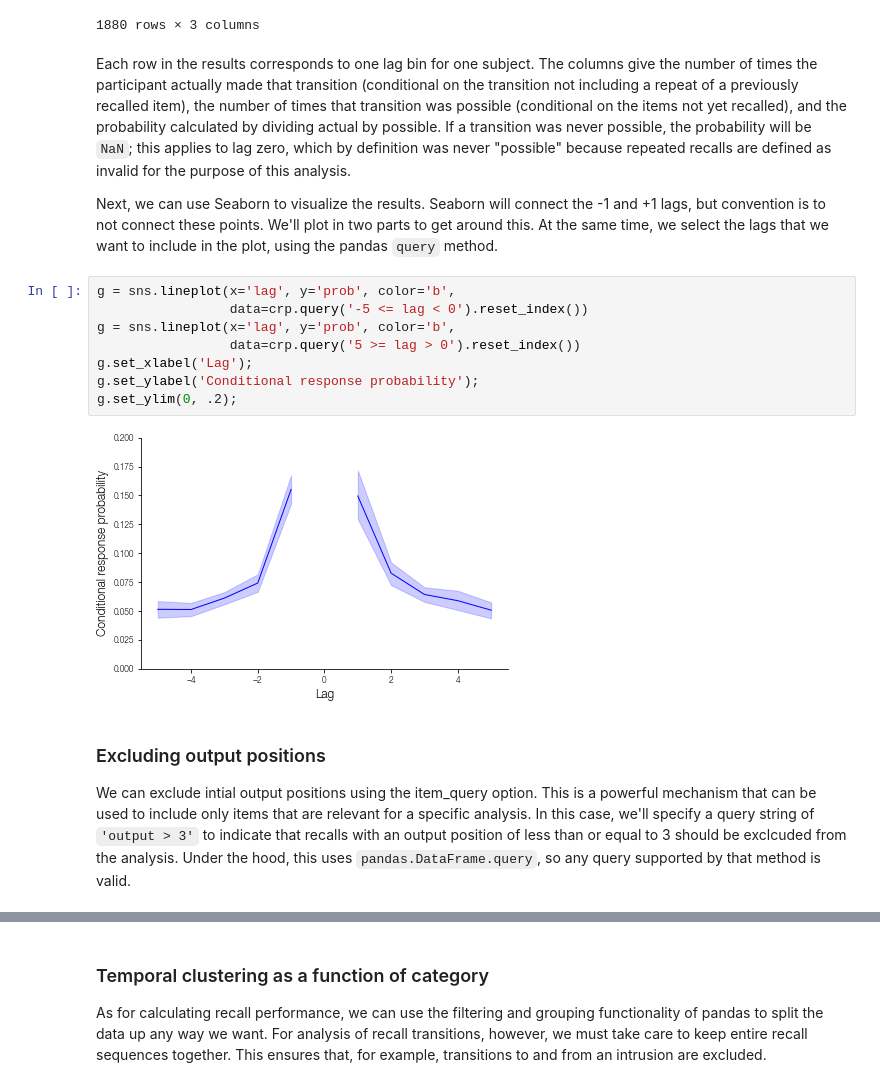
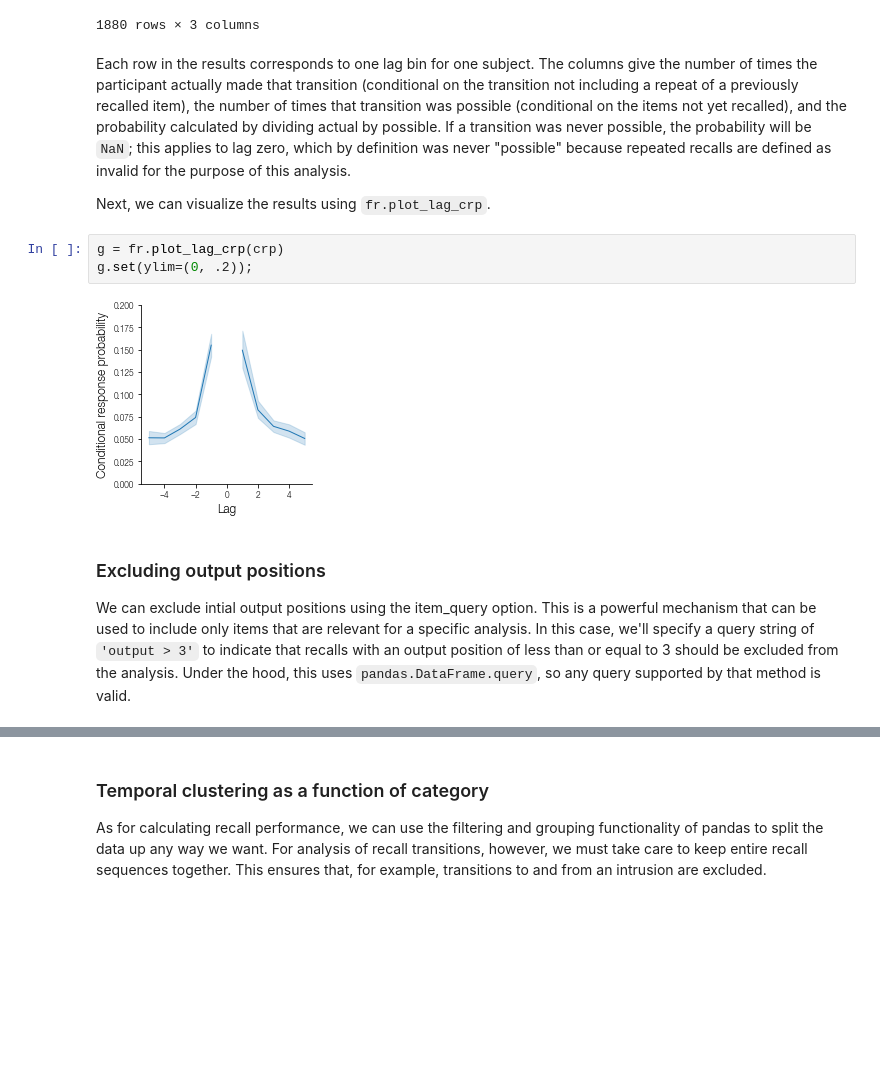
Before and after one commit to mortonne/psifr-notebooks, a Jupyter notebook: demo_clustering.ipynb, the cells around one changed output, grey strips where cells are left out. Cells and saved outputs as stored; diff of their text form; blank space fills up the shorter version.

```diff
--- a/demo_clustering.ipynb
+++ b/demo_clustering.ipynb
@@ -66,18 +66,13 @@ crp
 # %% [markdown]
 Each row in the results corresponds to one lag bin for one subject. The columns give the number of times the participant actually made that transition (conditional on the transition not including a repeat of a previously recalled item), the number of times that transition was possible (conditional on the items not yet recalled), and the probability calculated by dividing actual by possible. If a transition was never possible, the probability will be `NaN`; this applies to lag zero, which by definition was never "possible" because repeated recalls are defined as invalid for the purpose of this analysis.
 
-Next, we can use Seaborn to visualize the results. Seaborn will connect the -1 and +1 lags, but convention is to not connect these points. We'll plot in two parts to get around this. At the same time, we select the lags that we want to include in the plot, using the pandas `query` method.
+Next, we can visualize the results using `fr.plot_lag_crp`.
-# %%
-g = sns.lineplot(x='lag', y='prob', color='b',
-                 data=crp.query('-5 <= lag < 0').reset_index())
-g = sns.lineplot(x='lag', y='prob', color='b',
-                 data=crp.query('5 >= lag > 0').reset_index())
-g.set_xlabel('Lag');
-g.set_ylabel('Conditional response probability');
-g.set_ylim(0, .2);
-# %% [output]
-[figure, removed]
+# %%
+g = fr.plot_lag_crp(crp)
+g.set(ylim=(0, .2));
+# %% [output]
+[figure, added]
 # %% [markdown]
 ### Excluding output positions
 
-We can exclude intial output positions using the item_query option. This is a powerful mechanism that can be used to include only items that are relevant for a specific analysis. In this case, we'll specify a query string of `'output > 3'` to indicate that recalls with an output position of less than or equal to 3 should be exclcuded from the analysis. Under the hood, this uses `pandas.DataFrame.query`, so any query supported by that method is valid.
+We can exclude intial output positions using the item_query option. This is a powerful mechanism that can be used to include only items that are relevant for a specific analysis. In this case, we'll specify a query string of `'output > 3'` to indicate that recalls with an output position of less than or equal to 3 should be excluded from the analysis. Under the hood, this uses `pandas.DataFrame.query`, so any query supported by that method is valid.
```
Also changed, not shown: parts of 11 cells of this notebook.
